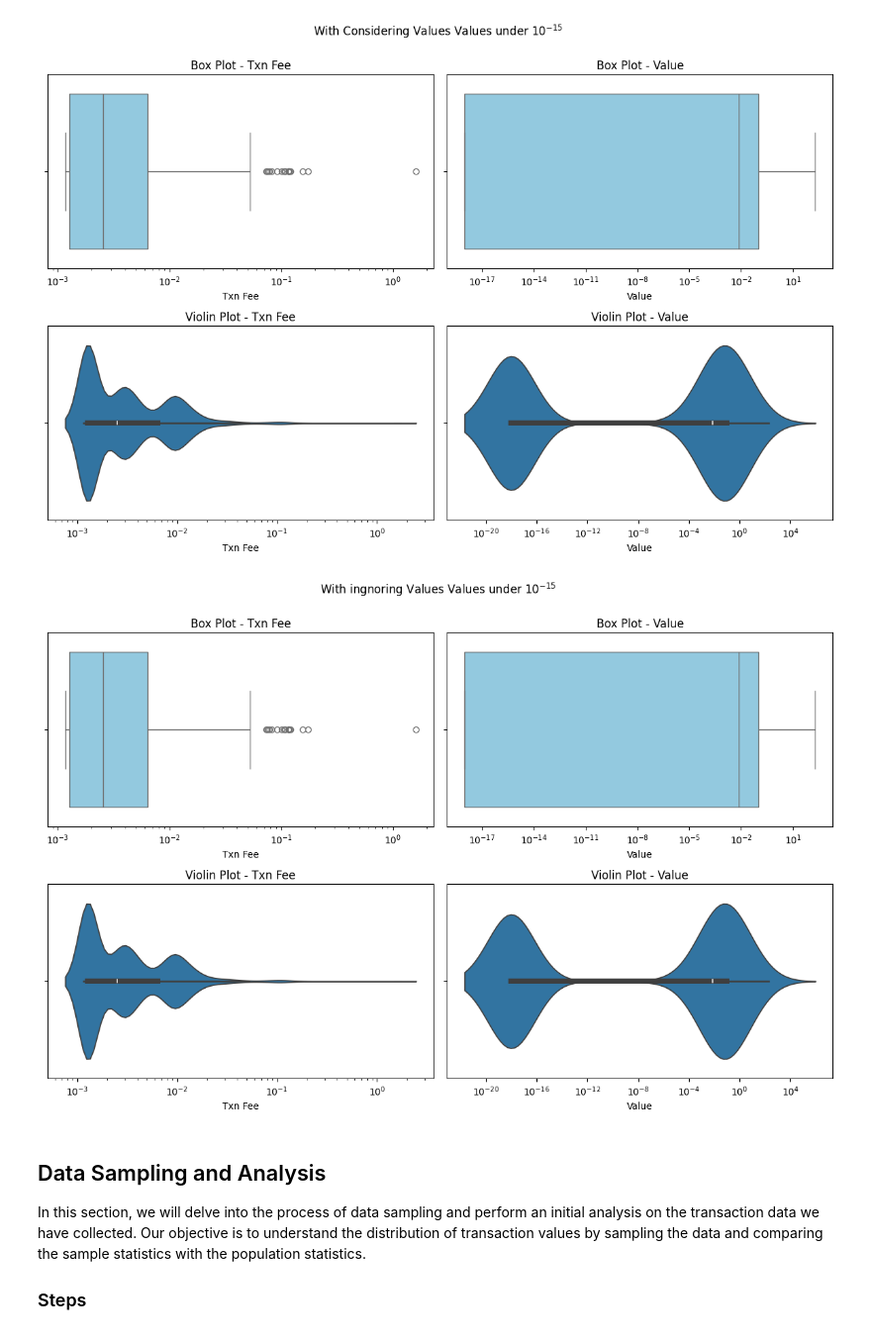
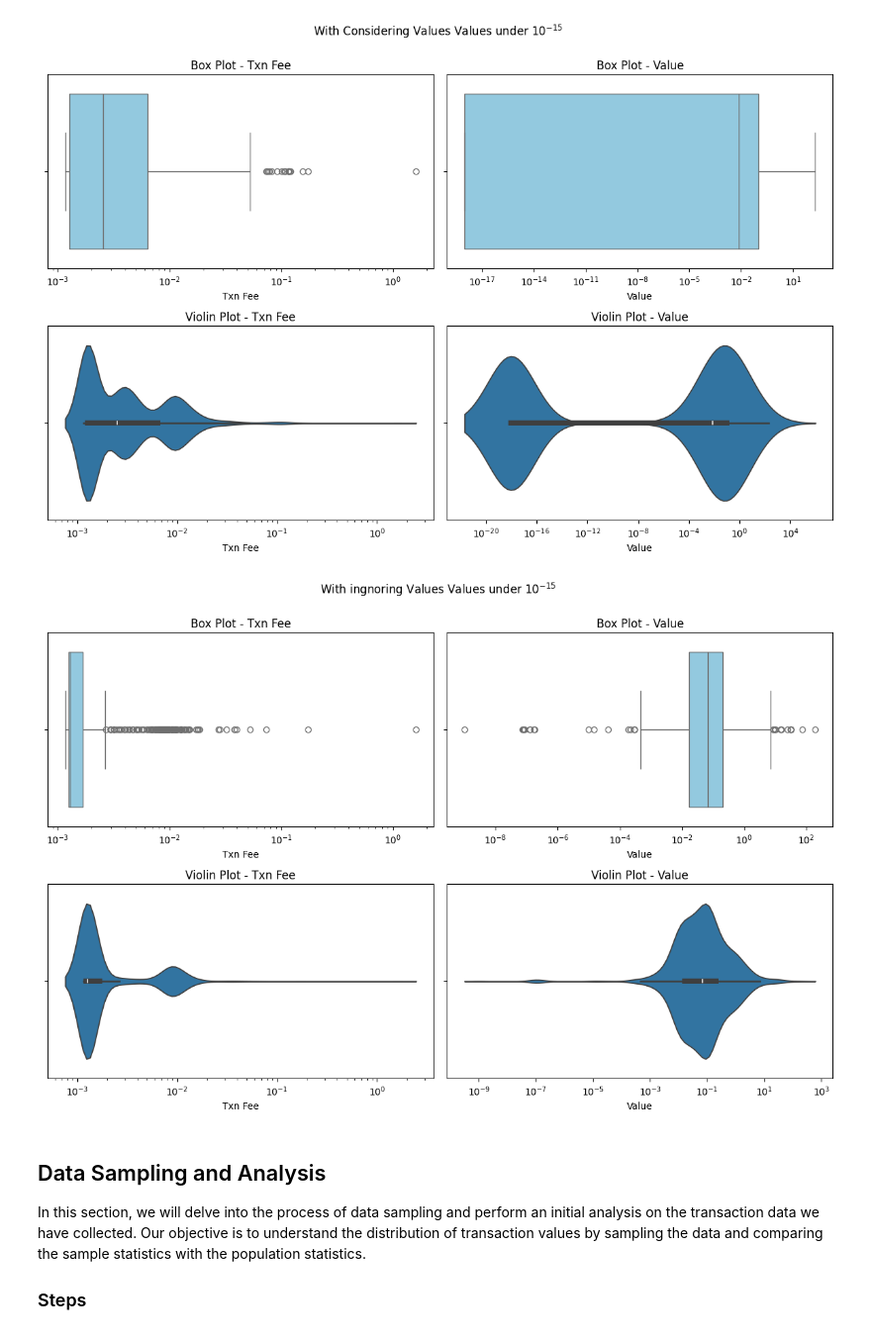
Before and after one commit to tisiphonee/DataS, a Jupyter notebook: CA0.ipynb, the cells around one changed output. Shown: that part at 99% size. Saved outputs shown, nothing was run; the diff lists cells and outputs as text; code cells hidden in the pictures.

```diff
--- a/CA0.ipynb
+++ b/CA0.ipynb
@@ -442,23 +442,23 @@ plt.show()
 # %%
 fig, axes = plt.subplots(nrows=2, ncols=2, figsize=(12, 8))
 plt.suptitle('With ingnoring Values Values under $10^{-15}$', y=1)
 
-sns.boxplot(x=df['Txn Fee'], ax=axes[0, 0], log_scale=True,color= 'skyblue')
+sns.boxplot(x=non_zero_df['Txn Fee'], ax=axes[0, 0], log_scale=True,color= 'skyblue')
 axes[0, 0].set_title('Box Plot - Txn Fee')
 
-sns.violinplot(x=df['Txn Fee'], ax=axes[1,0], log_scale=True)
+sns.violinplot(x=non_zero_df['Txn Fee'], ax=axes[1,0], log_scale=True)
 axes[1,0].set_title('Violin Plot - Txn Fee')
 
-sns.boxplot(x=df['Value'], ax=axes[0, 1], log_scale=True,color= 'skyblue')
+sns.boxplot(x=non_zero_df['Value'], ax=axes[0, 1], log_scale=True,color= 'skyblue')
 axes[0, 1].set_title('Box Plot - Value')
 
-sns.violinplot(x=df['Value'], ax=axes[1, 1], log_scale=True)
+sns.violinplot(x=non_zero_df['Value'], ax=axes[1, 1], log_scale=True)
 axes[1, 1].set_title('Violin Plot - Value')
 
 plt.tight_layout()
 plt.show()
 # %% [output]
-[figure, old version]
+[figure, new version]
 # %% [markdown]
 ## Data Sampling and Analysis
 
```
